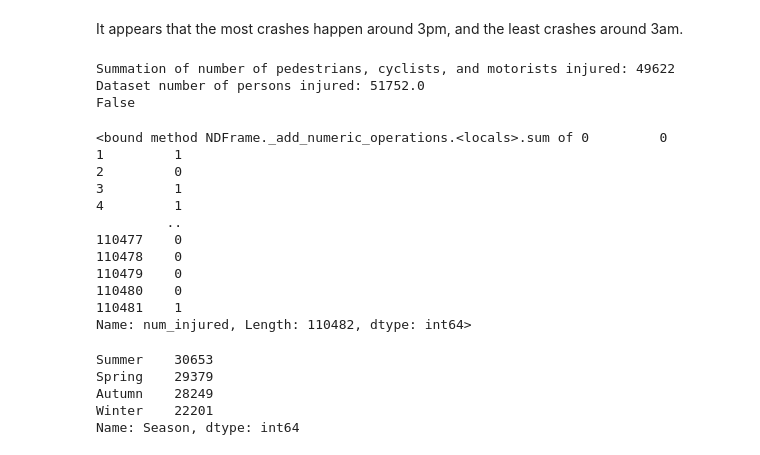
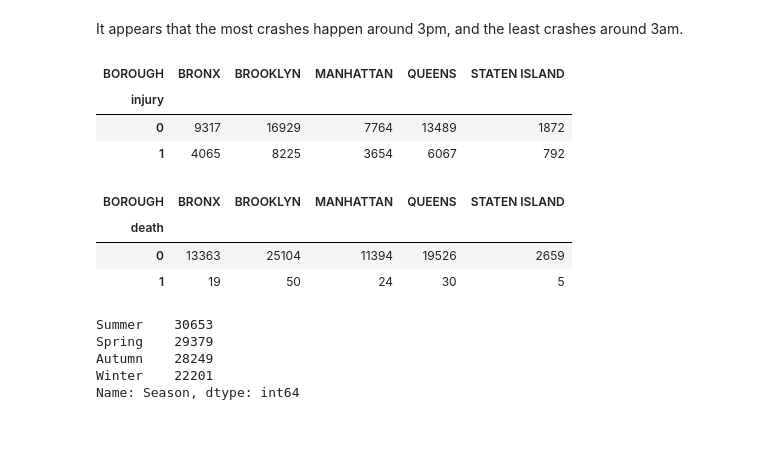
Before and after one commit to statds/nyc-open-data-presentation-nyc_crash_analytics, a Jupyter notebook: code/analysis.ipynb, the cells around one changed output. Drawn from its saved outputs; the diff is of its cells as text; code cells hidden in the pictures.

```diff
--- a/code/analysis.ipynb
+++ b/code/analysis.ipynb
@@ -58,35 +58,48 @@ for borough in nyc_crash["BOROUGH"].unique():
 [figure]
 # %% [markdown]
 It appears that the most crashes happen around 3pm, and the least crashes around 3am.
+# %%
+nyc_crash["num_injured"] = nyc_crash["NUMBER OF PEDESTRIANS INJURED"]
+nyc_crash["num_injured"] += nyc_crash["NUMBER OF CYCLIST INJURED"]
+nyc_crash["num_injured"] += nyc_crash["NUMBER OF MOTORIST INJURED"]
+
+def injury(row):
+    if row["num_injured"] >= 1:
+        val = 1
+    else:
+        val = 0
+    return val
+
+nyc_crash['injury'] = nyc_crash.apply(injury, axis = 1)
+
+tab_injury = pd.crosstab(nyc_crash["injury"], nyc_crash["BOROUGH"])
+tab_injury
+# %% [output]
+| BOROUGH | BRONX | BROOKLYN | MANHATTAN | QUEENS | STATEN ISLAND |
+| injury |  |  |  |  |  |
+| 0 | 9317 | 16929 | 7764 | 13489 | 1872 |
+| 1 | 4065 | 8225 | 3654 | 6067 | 792 |
 # %%
-num_injured = nyc_crash["NUMBER OF PEDESTRIANS INJURED"].sum()
-num_injured += nyc_crash["NUMBER OF CYCLIST INJURED"].sum()
-num_injured += nyc_crash["NUMBER OF MOTORIST INJURED"].sum()
+nyc_crash["num_killed"] = nyc_crash["NUMBER OF PEDESTRIANS KILLED"]
+nyc_crash["num_killed"] += nyc_crash["NUMBER OF CYCLIST KILLED"]
+nyc_crash["num_killed"] += nyc_crash["NUMBER OF MOTORIST KILLED"]
 
-print(f"Summation of number of pedestrians, cyclists, and motorists injured: {num_injured}")
-print(f"Dataset number of persons injured: {nyc_crash['NUMBER OF PERSONS INJURED'].sum()}")
-print(num_injured == nyc_crash["NUMBER OF PERSONS INJURED"].sum())
+def death(row):
+    if row["num_killed"] >= 1:
+        val = 1
+    else:
+        val = 0
+    return val
 
-nyc_crash["num_injured"] = nyc_crash["NUMBER OF PEDESTRIANS INJURED"]
-nyc_crash["num_injured"] += nyc_crash["NUMBER OF CYCLIST INJURED"]
-nyc_crash["num_injured"] += nyc_crash["NUMBER OF MOTORIST INJURED"]
-nyc_crash["num_injured"].sum
+nyc_crash['death'] = nyc_crash.apply(death, axis = 1)
+
+tab_death = pd.crosstab(nyc_crash["death"], nyc_crash["BOROUGH"])
+tab_death
 # %% [output]
-Summation of number of pedestrians, cyclists, and motorists injured: 49622
-Dataset number of persons injured: 51752.0
-False
-<bound method NDFrame._add_numeric_operations.<locals>.sum of 0         0
-1         1
-2         0
-3         1
-4         1
-         ..
-110477    0
-110478    0
-110479    0
-110480    0
-110481    1
-Name: num_injured, Length: 110482, dtype: int64>
+| BOROUGH | BRONX | BROOKLYN | MANHATTAN | QUEENS | STATEN ISLAND |
+| death |  |  |  |  |  |
+| 0 | 13363 | 25104 | 11394 | 19526 | 2659 |
+| 1 | 19 | 50 | 24 | 30 | 5 |
 # %%
 def seasons(row):
     if row['CRASH DATE'] < "03/20/2021":
```
Also changed, not shown: parts of 10 cells of this notebook.
